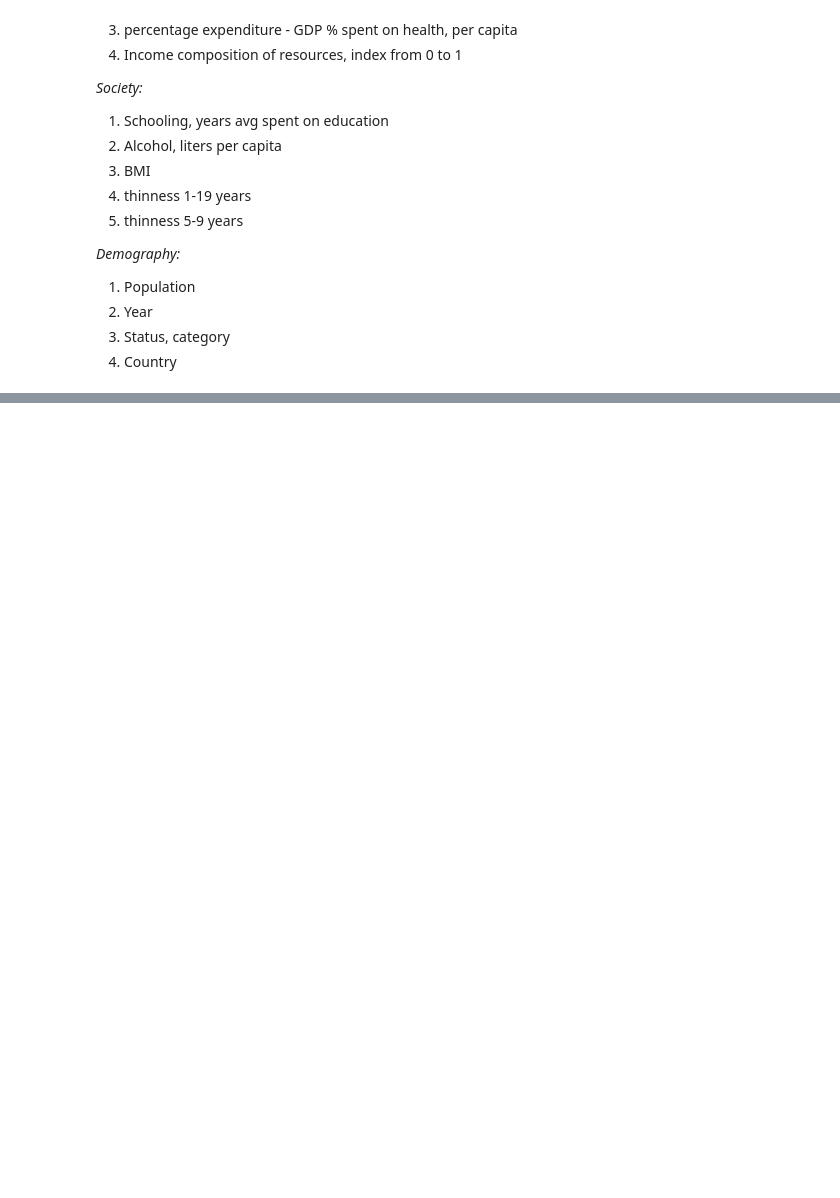
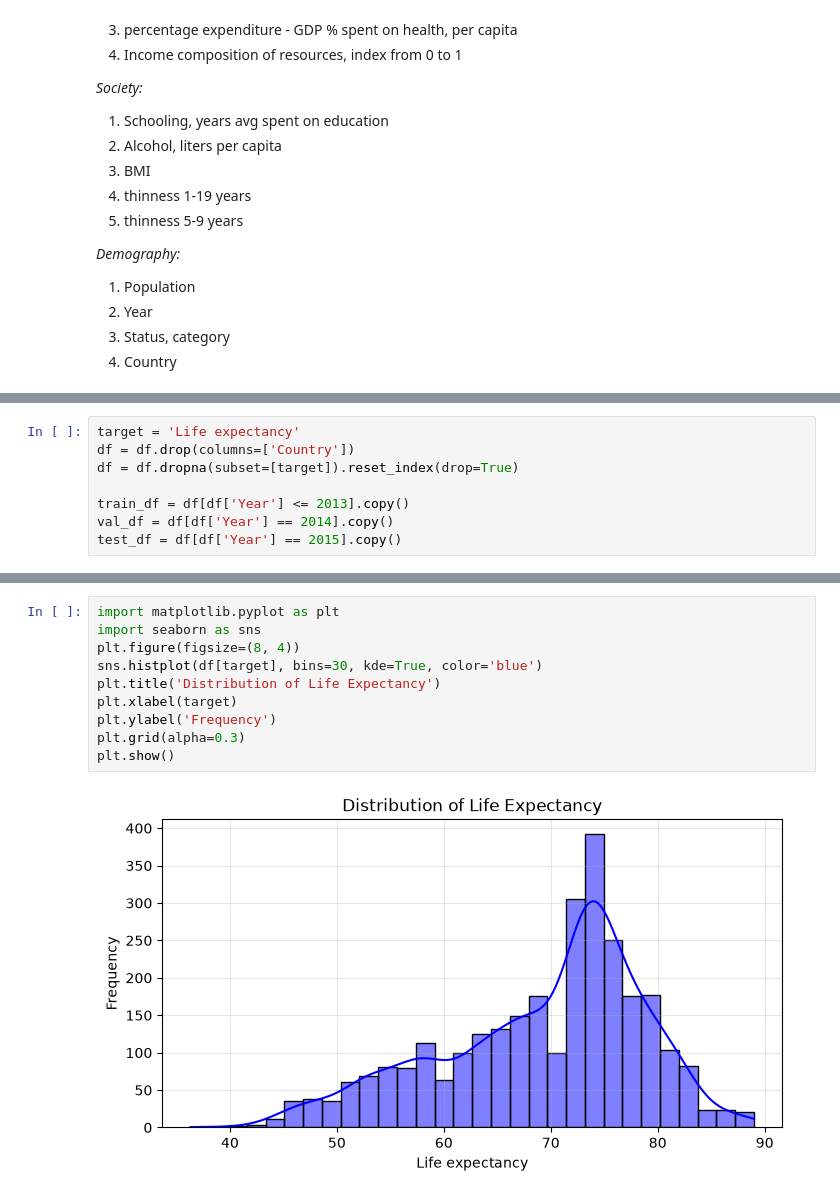
Before and after one commit to sheduQL/5models_regression, a Jupyter notebook: main.ipynb, the cells around one changed output, grey strips where cells are left out. Drawn from its saved outputs; the diff is of its cells as text; blank space fills up the shorter version.

```diff
--- a/main.ipynb
+++ b/main.ipynb
@@ -101,0 +104,8 @@ Schooling                            12.30     -0.60       163
+# %%
+target = 'Life expectancy'
+df = df.drop(columns=['Country'])
+df = df.dropna(subset=[target]).reset_index(drop=True)
+
+train_df = df[df['Year'] <= 2013].copy()
+val_df = df[df['Year'] == 2014].copy()
+test_df = df[df['Year'] == 2015].copy()
@@ -101,0 +128,12 @@ Schooling                            12.30     -0.60       163
+# %%
+import matplotlib.pyplot as plt
+import seaborn as sns
+plt.figure(figsize=(8, 4))
+sns.histplot(df[target], bins=30, kde=True, color='blue')
+plt.title('Distribution of Life Expectancy')
+plt.xlabel(target)
+plt.ylabel('Frequency')
+plt.grid(alpha=0.3)
+plt.show()
+# %% [output]
+[figure, added]
```
Also changed, not shown: parts of 5 cells of this notebook.
